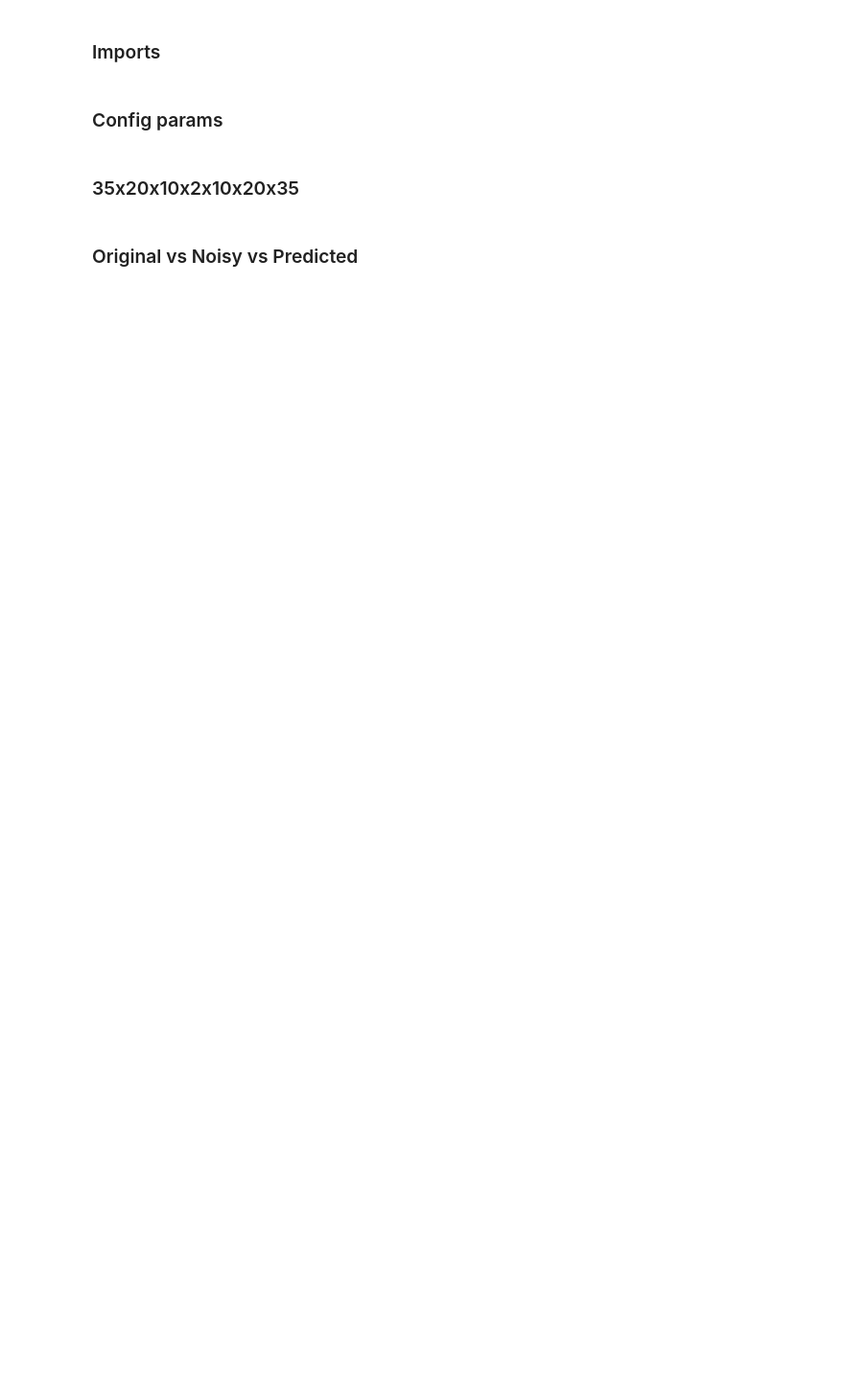
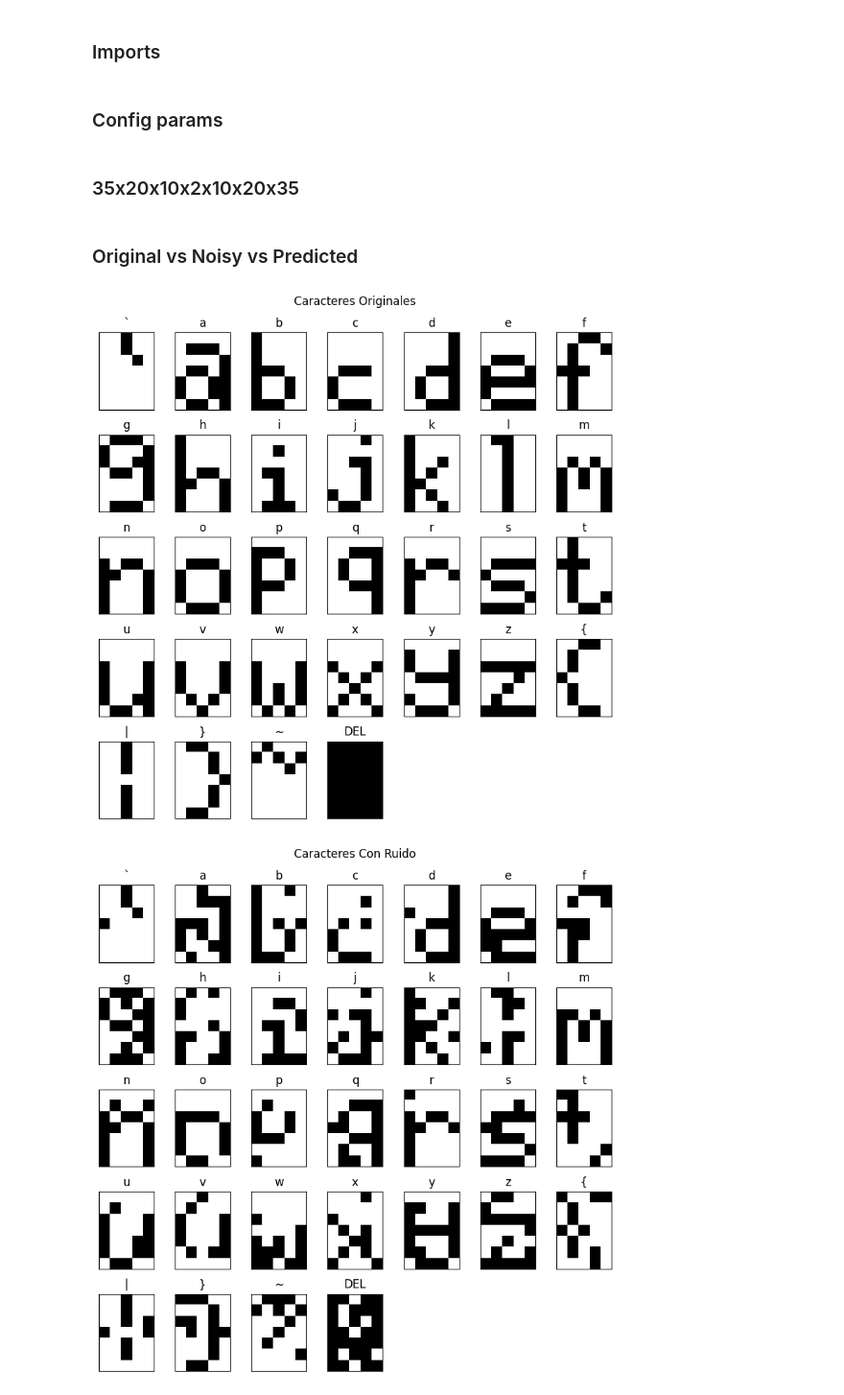
Before and after one commit to Ian-Arnott/TPs-SIA, a Jupyter notebook: Tp5/ej1_b.ipynb, the cells around one changed output. Shown at 96% size. Cells and saved outputs as stored; diff of their text form; code cells hidden in the pictures; blank space fills up the shorter version.

```diff
--- a/Tp5/ej1_b.ipynb
+++ b/Tp5/ej1_b.ipynb
@@ -40,0 +85,49 @@ error = train(autoencoder, mse, mse_derivative, dataset, dataset, epochs=max_epo
+# %%
+characters = list(bitmapDict.keys())
+
+latent_spaces = []
+input_matrix_list = []
+output_matrix_list = []
+noisy_matrix_list = []
+
+for c in range(len(characters)):
+    input_bitmap = []
+    noisy_bitmap = []
+    output_bitmap = []
+
+    # dataset es una lista de listas de -listas con un solo elemento-
+    for i in range(len(dataset[c])):
+        input_bitmap.append(dataset[c][i][0])
+    #input_bitmap_matrix = bitmap_as_matrix(input_bitmap)
+    input_matrix_list.append(bitmap_as_matrix(input_bitmap))
+
+    for i in range(len(noisy_dataset[c])):
+        noisy_bitmap.append(noisy_dataset[c][i][0])
+    #noisy_bitmap_matrix = bitmap_as_matrix(noisy_bitmap)
+    noisy_matrix_list.append(bitmap_as_matrix(noisy_bitmap))
+
+
+    # El espacio latente es la salida de la "capa 6"
+    outputs, raw_latent_space = predict_with_layer_value(autoencoder, noisy_dataset[c], 6)
+
+
+    for output in outputs:
+        # Para tanh, deberia ser "1 if num[0] > 0 else 0"?
+        output_bitmap.append(round(abs(output[0])))
+    # output_bitmap_matrix = bitmap_as_matrix(output_bitmap)
+    output_matrix_list.append(bitmap_as_matrix(output_bitmap))
+
+    # Marcamos en gris los pixeles que cambiaron
+    # for i in range(len(output_bitmap_matrix)):
+    #    for j in range(len(output_bitmap_matrix[i])):
+    #        if output_bitmap_matrix[i][j] != noisy_bitmap_matrix[i][j]:
+    #            output_bitmap_matrix[i][j] = 0.3
+
+    #plot_bitmap_matrix_with_noise(input_bitmap_matrix, noisy_bitmap_matrix, output_bitmap_matrix, characters[c])
+
+plot_bitmap_matrix_2(input_matrix_list, characters, "Caracteres Originales")
+plot_bitmap_matrix_2(noisy_matrix_list, characters, "Caracteres Con Ruido")
+plot_bitmap_matrix_2(output_matrix_list, characters, "Caracteres Predichos")
+# %% [output]
+[figure, added]
+[figure, added]
```
Also changed, not shown: parts of 6 cells of this notebook.
